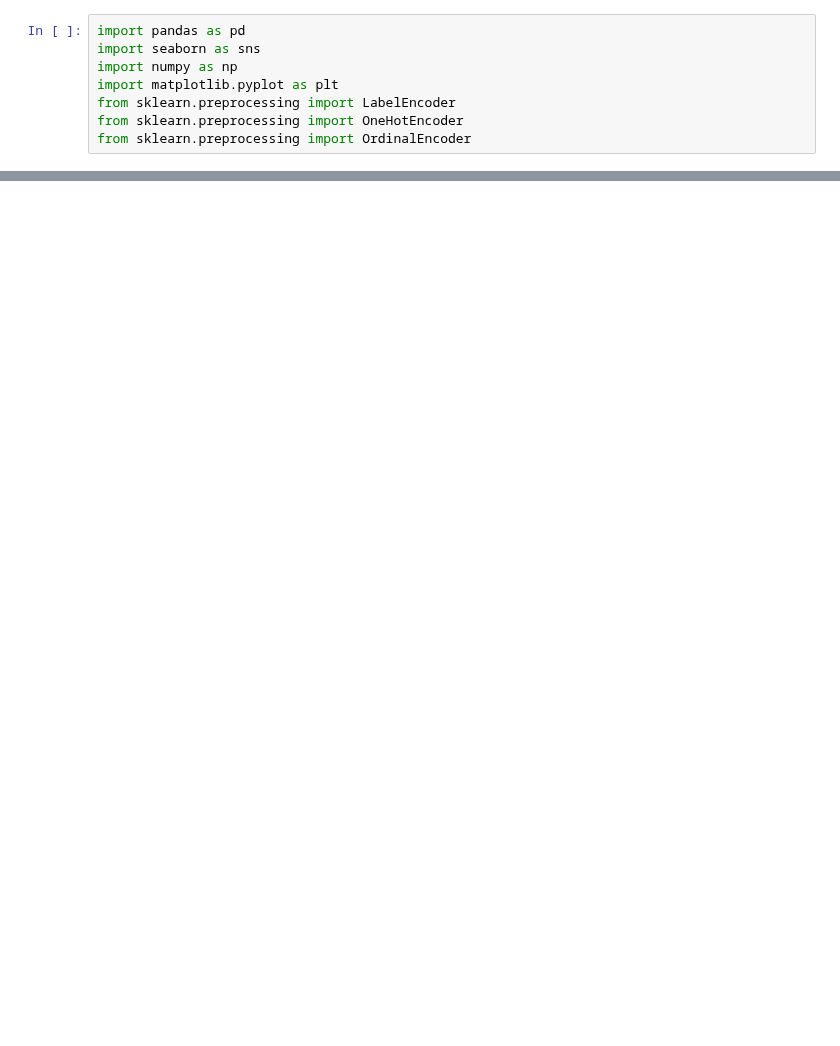
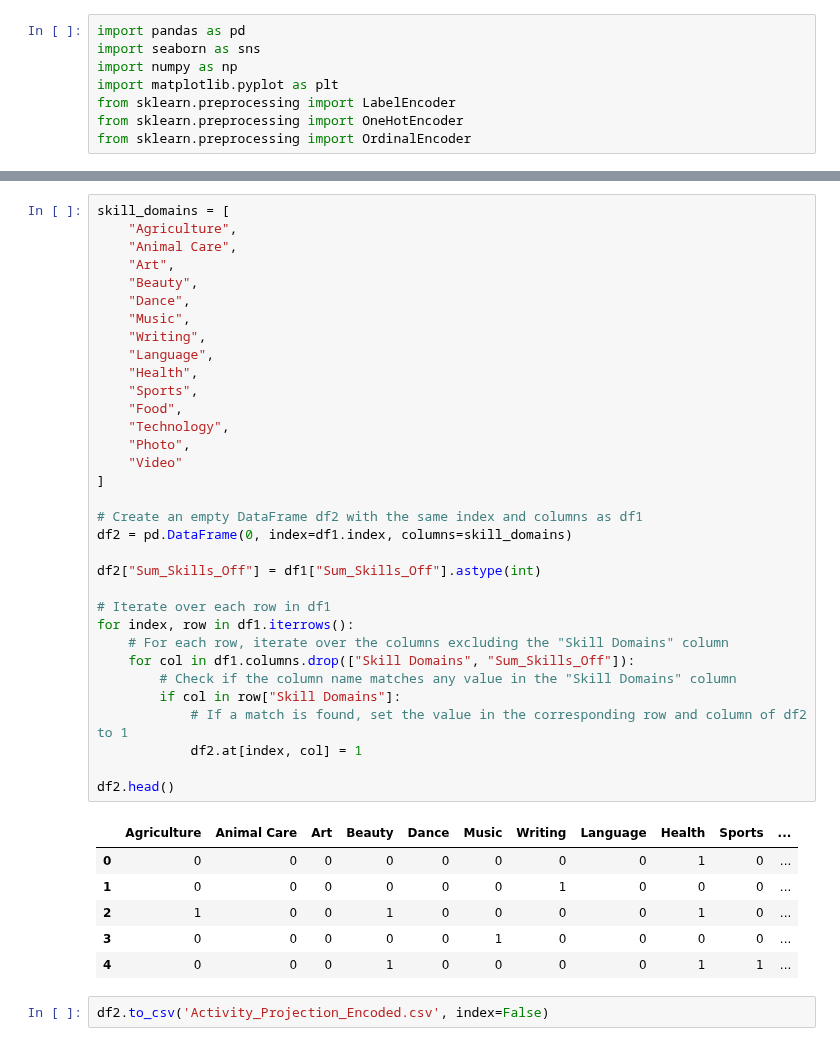
Before and after one commit to TechLabs-Berlin/ws24-skillswap, a Jupyter notebook: DS/01_Notebooks/03_Feature_Engineering/Encodings_Activity_Projection.ipynb, the cells around one changed output, grey strips where cells are left out. Saved outputs shown, nothing was run; the diff lists cells and outputs as text; blank space fills up the shorter version.

```diff
--- a/DS/01_Notebooks/03_Feature_Engineering/Encodings_Activity_Projection.ipynb
+++ b/DS/01_Notebooks/03_Feature_Engineering/Encodings_Activity_Projection.ipynb
@@ -49,0 +34,42 @@ filtered_df.head()
+# %%
+skill_domains = [
+    "Agriculture",
+    "Animal Care",
+    "Art",
+    "Beauty",
+    "Dance",
+    "Music",
+    "Writing",
+    "Language",
+    "Health",
+    "Sports",
+    "Food",
+    "Technology",
+    "Photo",
+    "Video"
+]
+
+# Create an empty DataFrame df2 with the same index and columns as df1
+df2 = pd.DataFrame(0, index=df1.index, columns=skill_domains)
+
+df2["Sum_Skills_Off"] = df1["Sum_Skills_Off"].astype(int)
+
+# Iterate over each row in df1
+for index, row in df1.iterrows():
+    # For each row, iterate over the columns excluding the "Skill Domains" column
+    for col in df1.columns.drop(["Skill Domains", "Sum_Skills_Off"]):
+        # Check if the column name matches any value in the "Skill Domains" column
+        if col in row["Skill Domains"]:
+            # If a match is found, set the value in the corresponding row and column of df2 to 1
+            df2.at[index, col] = 1
+
+df2.head()
+# %% [output]
+|  | Agriculture | Animal Care | Art | Beauty | Dance | Music | Writing | Language | Health | Sports | ... |
+| 0 | 0 | 0 | 0 | 0 | 0 | 0 | 0 | 0 | 1 | 0 | ... |
+| 1 | 0 | 0 | 0 | 0 | 0 | 0 | 1 | 0 | 0 | 0 | ... |
+| 2 | 1 | 0 | 0 | 1 | 0 | 0 | 0 | 0 | 1 | 0 | ... |
+| 3 | 0 | 0 | 0 | 0 | 0 | 1 | 0 | 0 | 0 | 0 | ... |
+| 4 | 0 | 0 | 0 | 1 | 0 | 0 | 0 | 0 | 1 | 1 | ... |
+# %%
+df2.to_csv('Activity_Projection_Encoded.csv', index=False)
```
Also changed, not shown: parts of 2 cells of this notebook, 1 other file.
